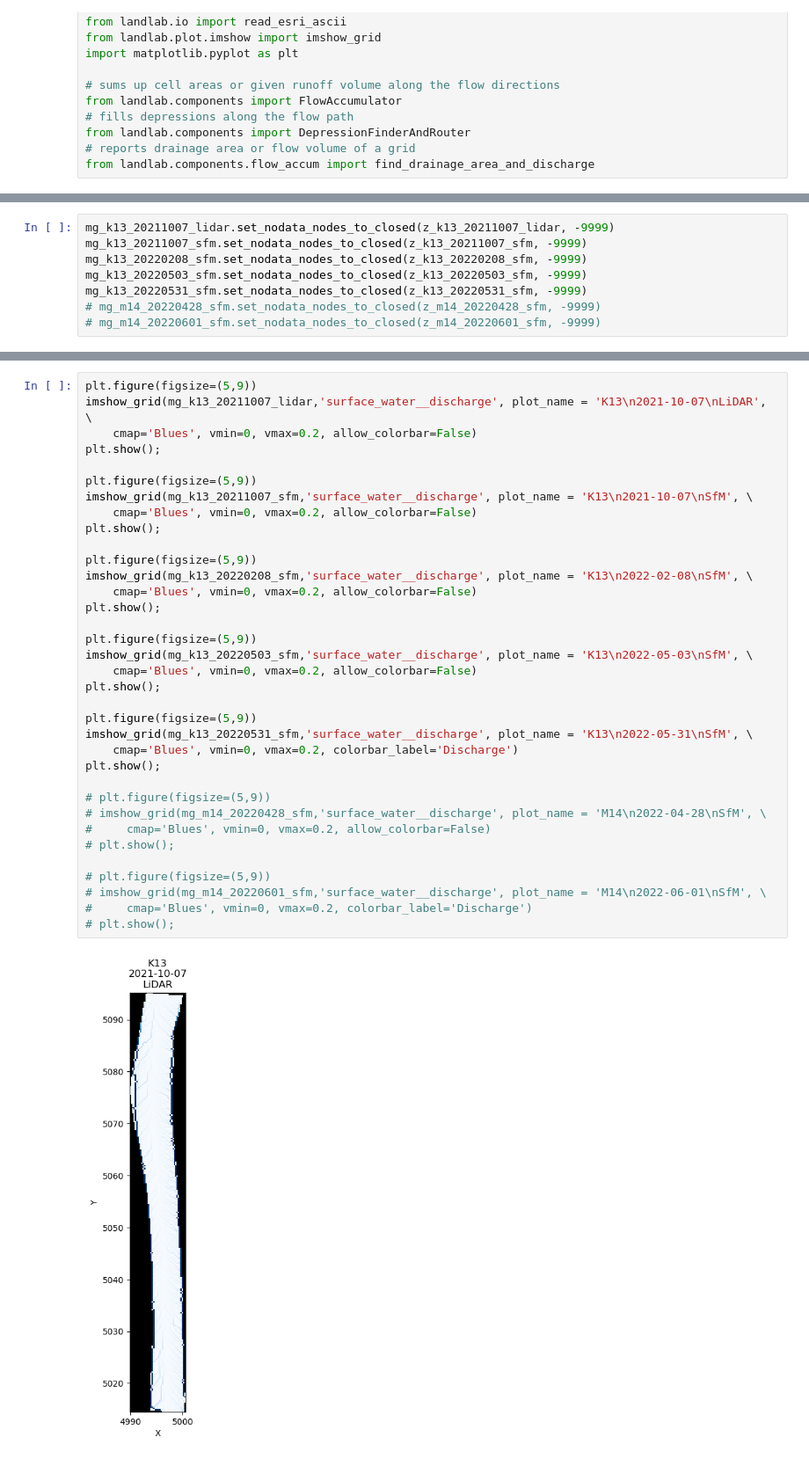
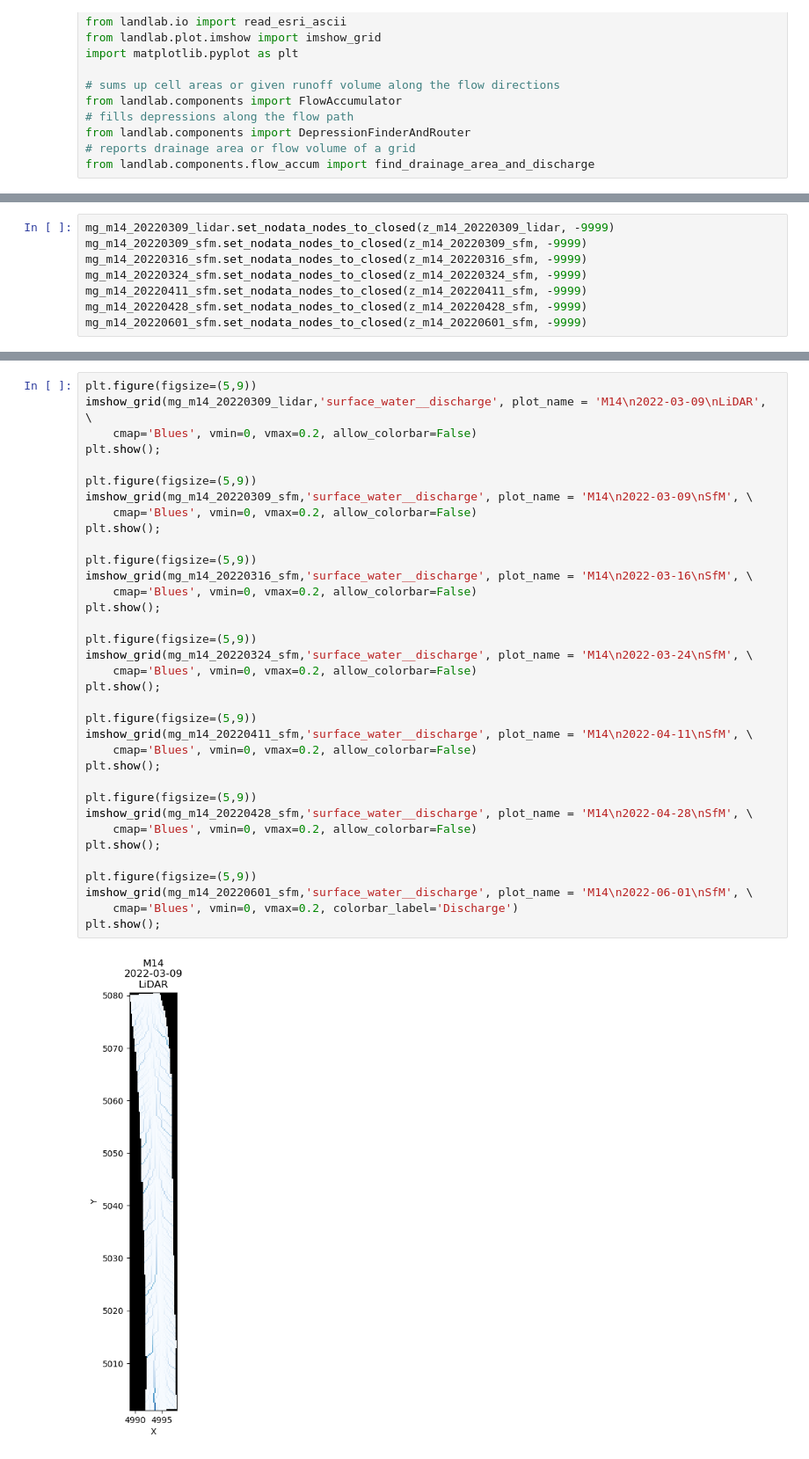
Before and after one commit to amanaster2/ll_micro, a Jupyter notebook: flowAccumulation.ipynb, the cells around one changed output, grey strips where cells are left out. Shown at 88% size. Saved outputs shown, nothing was run; the diff lists cells and outputs as text.

```diff
--- a/flowAccumulation.ipynb
+++ b/flowAccumulation.ipynb
@@ -36,8 +86,8 @@ from landlab.components.flow_accum import find_drainage_area_and_discharge
 # %%
-mg_k13_20211007_lidar.set_nodata_nodes_to_closed(z_k13_20211007_lidar, -9999)
-mg_k13_20211007_sfm.set_nodata_nodes_to_closed(z_k13_20211007_sfm, -9999)
-mg_k13_20220208_sfm.set_nodata_nodes_to_closed(z_k13_20220208_sfm, -9999)
-mg_k13_20220503_sfm.set_nodata_nodes_to_closed(z_k13_20220503_sfm, -9999)
-mg_k13_20220531_sfm.set_nodata_nodes_to_closed(z_k13_20220531_sfm, -9999)
-# mg_m14_20220428_sfm.set_nodata_nodes_to_closed(z_m14_20220428_sfm, -9999)
-# mg_m14_20220601_sfm.set_nodata_nodes_to_closed(z_m14_20220601_sfm, -9999)
+mg_m14_20220309_lidar.set_nodata_nodes_to_closed(z_m14_20220309_lidar, -9999)
+mg_m14_20220309_sfm.set_nodata_nodes_to_closed(z_m14_20220309_sfm, -9999)
+mg_m14_20220316_sfm.set_nodata_nodes_to_closed(z_m14_20220316_sfm, -9999)
+mg_m14_20220324_sfm.set_nodata_nodes_to_closed(z_m14_20220324_sfm, -9999)
+mg_m14_20220411_sfm.set_nodata_nodes_to_closed(z_m14_20220411_sfm, -9999)
+mg_m14_20220428_sfm.set_nodata_nodes_to_closed(z_m14_20220428_sfm, -9999)
+mg_m14_20220601_sfm.set_nodata_nodes_to_closed(z_m14_20220601_sfm, -9999)
@@ -122,37 +122,37 @@ plt.show();
 # %%
 plt.figure(figsize=(5,9))
-imshow_grid(mg_k13_20211007_lidar,'surface_water__discharge', plot_name = 'K13\n2021-10-07\nLiDAR', \
+imshow_grid(mg_m14_20220309_lidar,'surface_water__discharge', plot_name = 'M14\n2022-03-09\nLiDAR', \
     cmap='Blues', vmin=0, vmax=0.2, allow_colorbar=False)
 plt.show();
 
 plt.figure(figsize=(5,9))
-imshow_grid(mg_k13_20211007_sfm,'surface_water__discharge', plot_name = 'K13\n2021-10-07\nSfM', \
+imshow_grid(mg_m14_20220309_sfm,'surface_water__discharge', plot_name = 'M14\n2022-03-09\nSfM', \
     cmap='Blues', vmin=0, vmax=0.2, allow_colorbar=False)
 plt.show();
 
 plt.figure(figsize=(5,9))
-imshow_grid(mg_k13_20220208_sfm,'surface_water__discharge', plot_name = 'K13\n2022-02-08\nSfM', \
+imshow_grid(mg_m14_20220316_sfm,'surface_water__discharge', plot_name = 'M14\n2022-03-16\nSfM', \
     cmap='Blues', vmin=0, vmax=0.2, allow_colorbar=False)
 plt.show();
 
 plt.figure(figsize=(5,9))
-imshow_grid(mg_k13_20220503_sfm,'surface_water__discharge', plot_name = 'K13\n2022-05-03\nSfM', \
+imshow_grid(mg_m14_20220324_sfm,'surface_water__discharge', plot_name = 'M14\n2022-03-24\nSfM', \
     cmap='Blues', vmin=0, vmax=0.2, allow_colorbar=False)
 plt.show();
 
 plt.figure(figsize=(5,9))
-imshow_grid(mg_k13_20220531_sfm,'surface_water__discharge', plot_name = 'K13\n2022-05-31\nSfM', \
+imshow_grid(mg_m14_20220411_sfm,'surface_water__discharge', plot_name = 'M14\n2022-04-11\nSfM', \
+    cmap='Blues', vmin=0, vmax=0.2, allow_colorbar=False)
+plt.show();
+
+plt.figure(figsize=(5,9))
+imshow_grid(mg_m14_20220428_sfm,'surface_water__discharge', plot_name = 'M14\n2022-04-28\nSfM', \
+    cmap='Blues', vmin=0, vmax=0.2, allow_colorbar=False)
+plt.show();
+
+plt.figure(figsize=(5,9))
+imshow_grid(mg_m14_20220601_sfm,'surface_water__discharge', plot_name = 'M14\n2022-06-01\nSfM', \
     cmap='Blues', vmin=0, vmax=0.2, colorbar_label='Discharge')
 plt.show();
-
-# plt.figure(figsize=(5,9))
-# imshow_grid(mg_m14_20220428_sfm,'surface_water__discharge', plot_name = 'M14\n2022-04-28\nSfM', \
-#     cmap='Blues', vmin=0, vmax=0.2, allow_colorbar=False)
-# plt.show();
-
-# plt.figure(figsize=(5,9))
-# imshow_grid(mg_m14_20220601_sfm,'surface_water__discharge', plot_name = 'M14\n2022-06-01\nSfM', \
-#     cmap='Blues', vmin=0, vmax=0.2, colorbar_label='Discharge')
-# plt.show();
 # %% [output]
-[figure, old version]
+[figure, new version]
```
Also changed, not shown: parts of 9 cells of this notebook.
